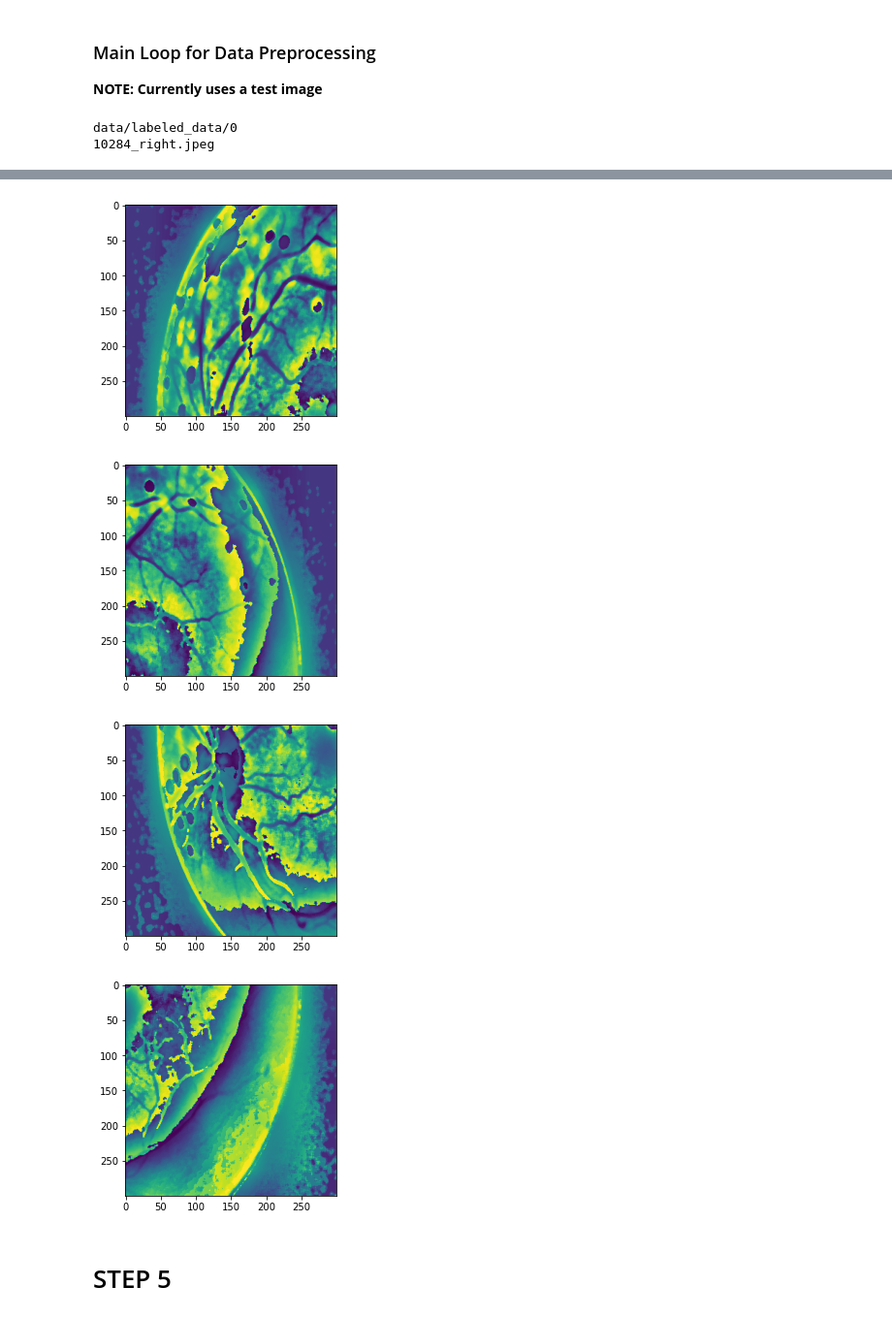
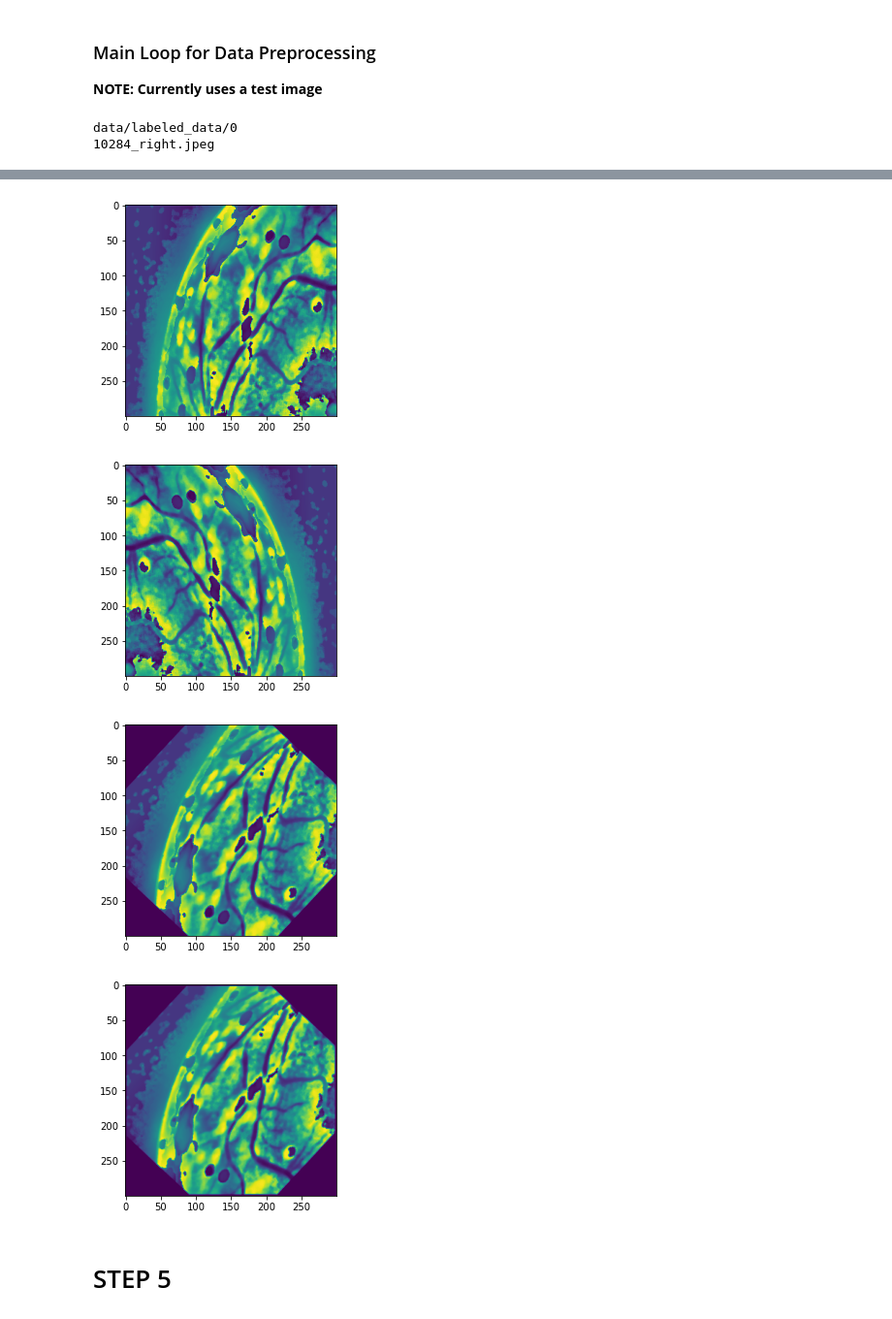
Before and after one commit to lykelly19/Computing-for-Health-and-Medicine-Final, a Jupyter notebook: DR Detection Group 9.ipynb, the cells around one changed output, grey strips where cells are left out. Shown at 97% size. Cells and saved outputs as stored; diff of their text form; code cells hidden in the pictures.

Commit message:
data augmentation for loop for quadrants

```diff
--- a/DR Detection Group 9.ipynb
+++ b/DR Detection Group 9.ipynb
@@ -620,48 +643,60 @@ for i in range(5):
                 plt.title("Image with Median Filtering")
                 plt.imshow(img)
                 plt.show()
 
                 # CLAHE
                 img = clahe_function(img) # applying CLAHE on image
                 plt.title("Image with CLAHE")
                 plt.imshow(img)
                 plt.show()
 
                 # split images into 4 quadrants
                 q1, q2, q3, q4 = create_quadrants(img)
-                plt.imshow(q1)
-                plt.show()
 
-                plt.imshow(q2)
-                plt.show()
+                # for-loop that goes through all 4 quadrants
+                for q in (q1, q2, q3, q4):
 
-                plt.imshow(q3)
-                plt.show()
+                    # Display quadrant
+                    plt.imshow(q)
+                    plt.show()
 
-                plt.imshow(q4)
-                plt.show()
+                    # DATA AUGMENTATION STEPS
+
+                    # Flip image (h/v)
+                    q = flip_image(q)
+                    plt.imshow(q)
+                    plt.show()
+
+                    # Rotate image
+                    q = rotate_image(q)
+                    plt.imshow(q)
+                    plt.show()
+
+                    # Random zooming
+                    q = zoom_image(q)
+                    plt.imshow(q)
+                    plt.show()
+                    break
+
+                    # Save images (new folder or during runtime?)
 
 
-                # for-loop that goes through all 4 quadrants
-                    # data augmentation steps
-
-                    # Save images (new folder or during runtime?)
                     # divide into quadrant folders? or quadrant arrays
 
             break # Remove break to apply median filter to all images
         break
 # %% [output]
 data/labeled_data/0
 10284_right.jpeg
 [figure]
 [figure]
 [figure]
 [figure]
 [figure]
 [figure]
-[figure, old version]
+[figure, new version]
-[figure, old version]
+[figure, new version]
-[figure, old version]
+[figure, new version]
 # %% [markdown]
 # STEP 5
 # %% [markdown]
```
Also changed, not shown: parts of 9 cells of this notebook.
